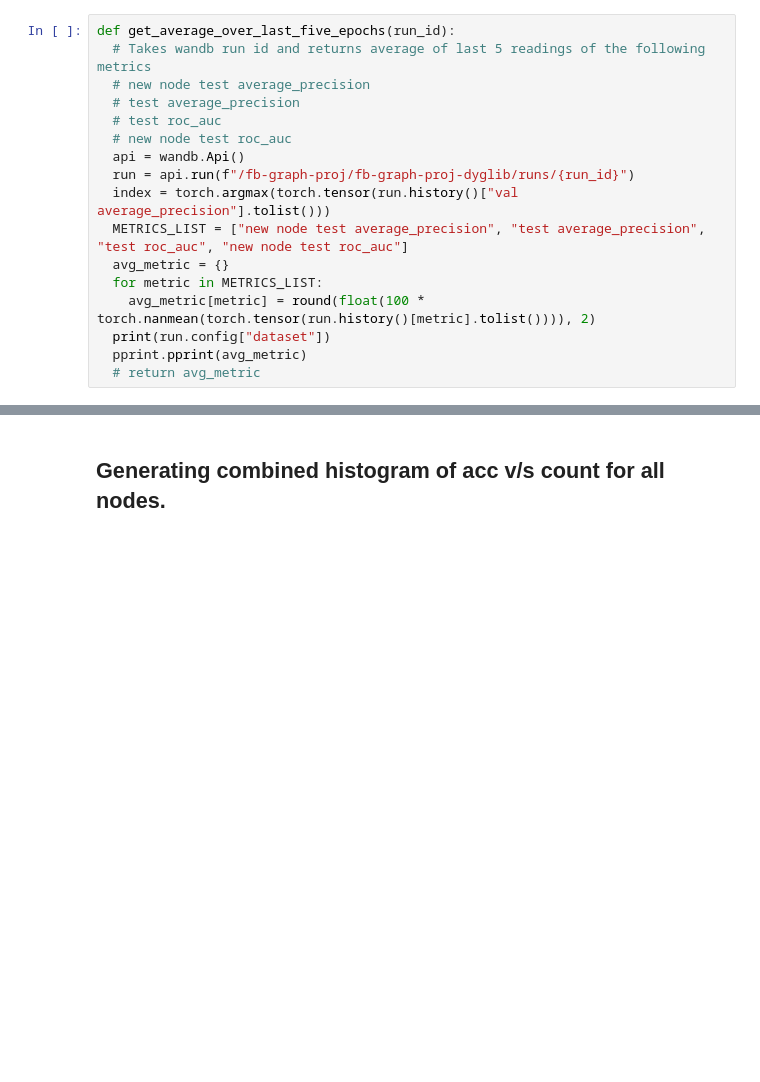
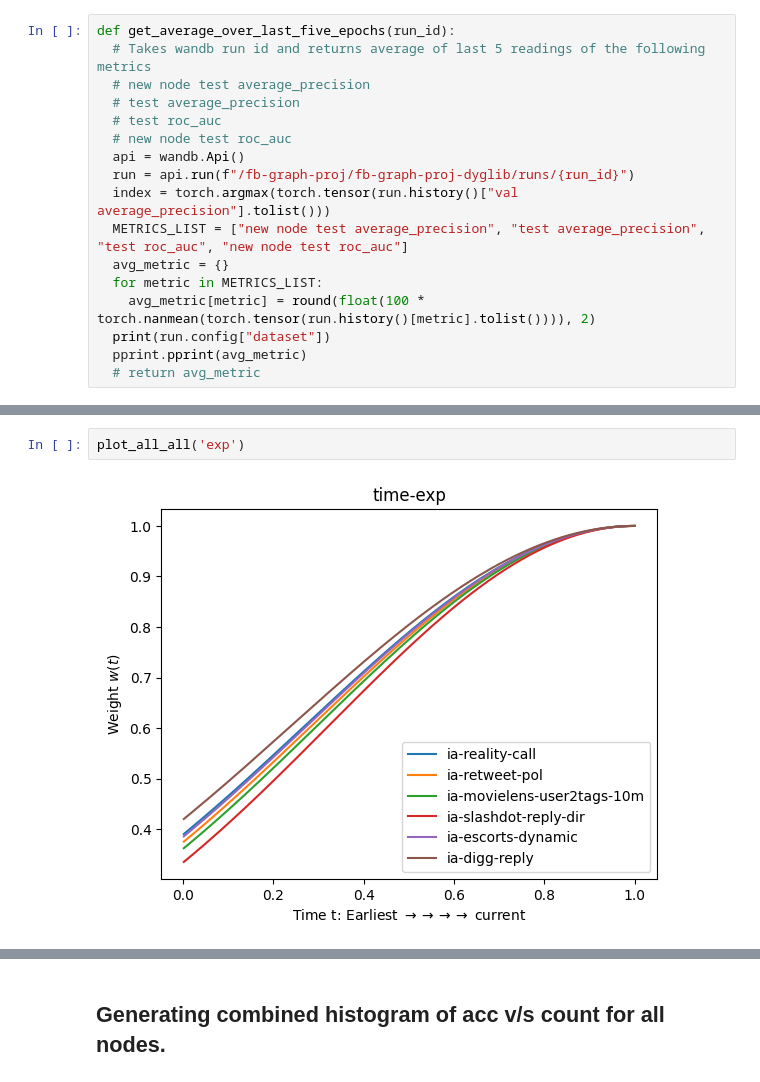
Before and after one commit to webster-781/DyGLib, a Jupyter notebook: scripts/result_processing.ipynb, the cells around one changed output, grey strips where cells are left out. Drawn from its saved outputs; the diff is of its cells as text; blank space fills up the shorter version.

```diff
--- a/scripts/result_processing.ipynb
+++ b/scripts/result_processing.ipynb
@@ -97,0 +163,4 @@ def get_average_over_last_five_epochs(run_id):
+# %%
+plot_all_all('exp')
+# %% [output]
+[figure, added]
```
Also changed, not shown: parts of 8 cells of this notebook, 2 other files.
